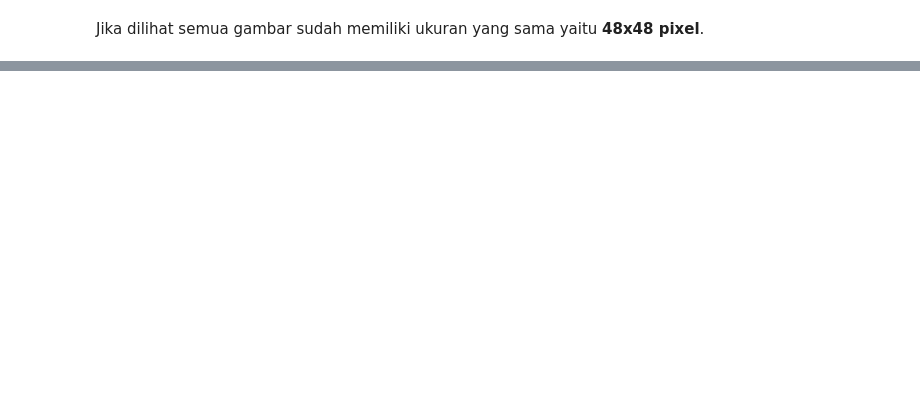
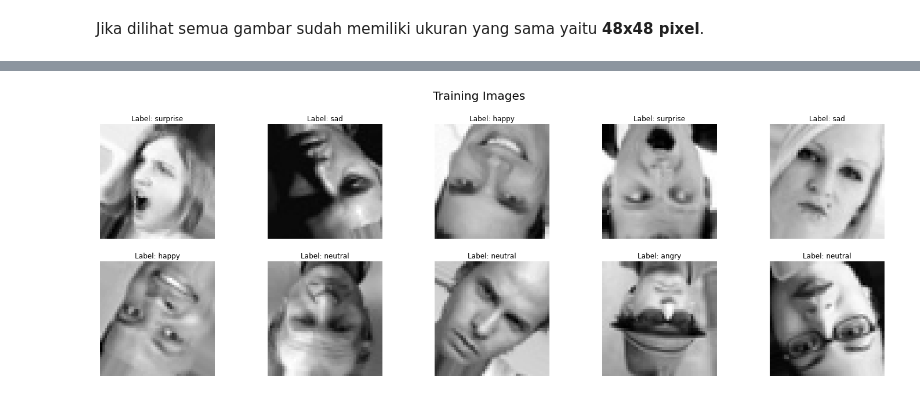
Before and after one commit to Penzragon/Facial-Expressions-Recognition, a Jupyter notebook: script.ipynb, the cells around one changed output, grey strips where cells are left out. Cells and saved outputs as stored; diff of their text form; code cells hidden in the pictures; blank space fills up the shorter version.

Commit message:
Add data preprocessing section

```diff
--- a/script.ipynb
+++ b/script.ipynb
@@ -40,10 +40,9 @@ Pada bagian ini data gambar akan di load menggunakan `ImageDataGenerator`.
 train_path = 'dataset/train/'
 test_path = 'dataset/test/'
 # %%
-train_gen = ImageDataGenerator(rescale=1./255, rotation_range=40, horizontal_flip=True, vertical_flip=True, validation_split=0.3)
-test_gen = ImageDataGenerator(rescale=1./255)
+train_gen = ImageDataGenerator(rescale=1./255, rotation_range=40, horizontal_flip=True, vertical_flip=True)
+valid_gen = ImageDataGenerator(rescale=1./255)
 # %%
-train_data = train_gen.flow_from_directory(train_path, target_size=(48, 48), batch_size=23, class_mode='categorical', color_mode='grayscale', subset='training')
-valid_data = train_gen.flow_from_directory(train_path, target_size=(48, 48), batch_size=23, class_mode='categorical', color_mode='grayscale', subset='validation')
-test_data = test_gen.flow_from_directory(test_path, target_size=(48, 48), batch_size=23, class_mode='categorical', color_mode='grayscale', shuffle=False)
+train_data = train_gen.flow_from_directory(train_path, target_size=(48, 48), batch_size=23, class_mode='categorical', color_mode='grayscale')
+valid_data = valid_gen.flow_from_directory(test_path, target_size=(48, 48), batch_size=23, class_mode='categorical', color_mode='grayscale')
 # %% [output]
@@ -189,0 +196,11 @@ Jika dilihat semua gambar sudah memiliki ukuran yang sama yaitu **48x48 pixel**.
+# %%
+plt.figure(figsize=(25, 8))
+plt.suptitle('Training Images', fontsize=20)
+for i in range(10):
+    plt.subplot(2, 5, i+1)
+    plt.imshow(train_data[i][0][0], cmap='gray')
+    plt.title(f'Label: {classes[np.argmax(train_data[i][1][0])]}')
+    plt.axis('off')
+plt.show()
+# %% [output]
+[figure, added]
```
Also changed, not shown: parts of 11 cells of this notebook.
